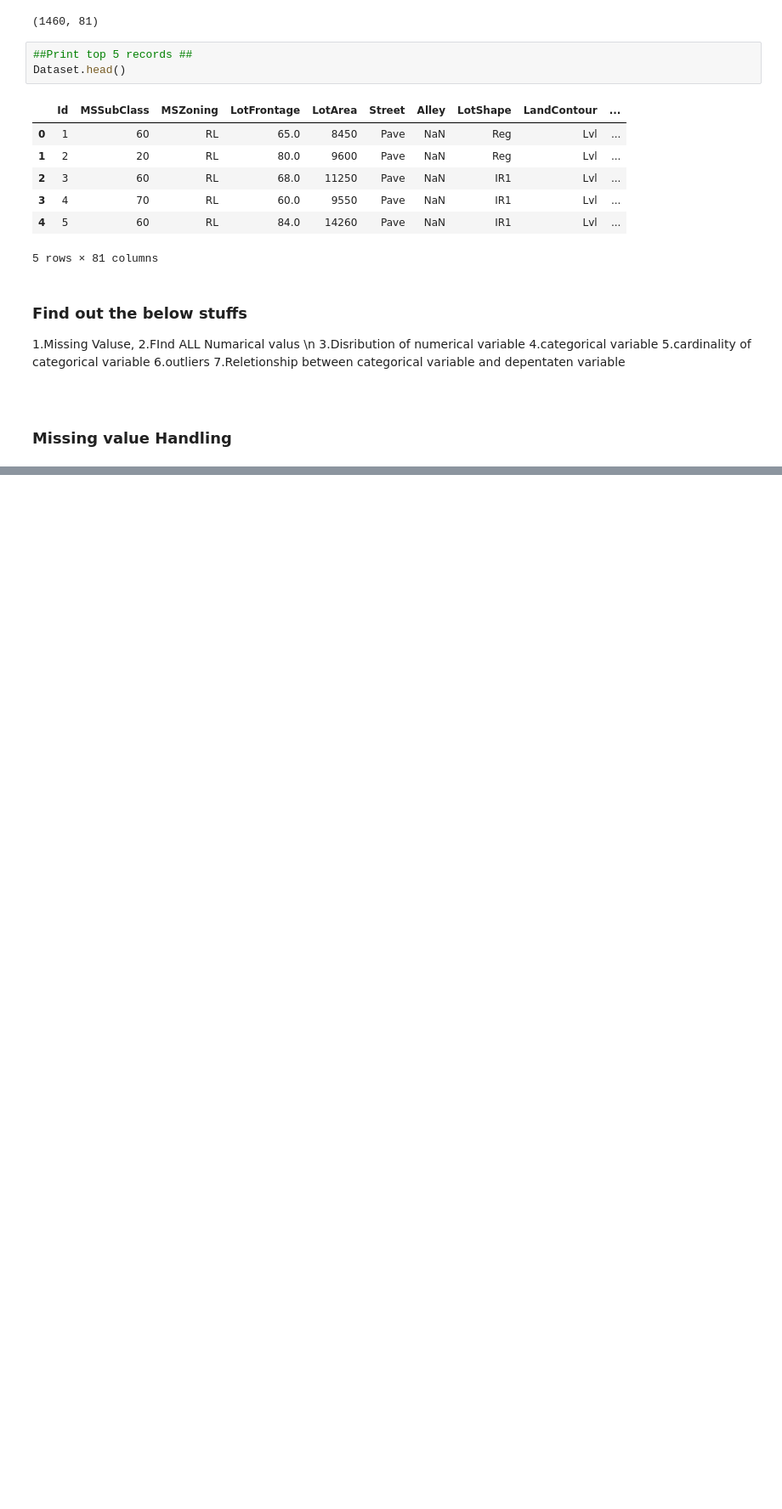
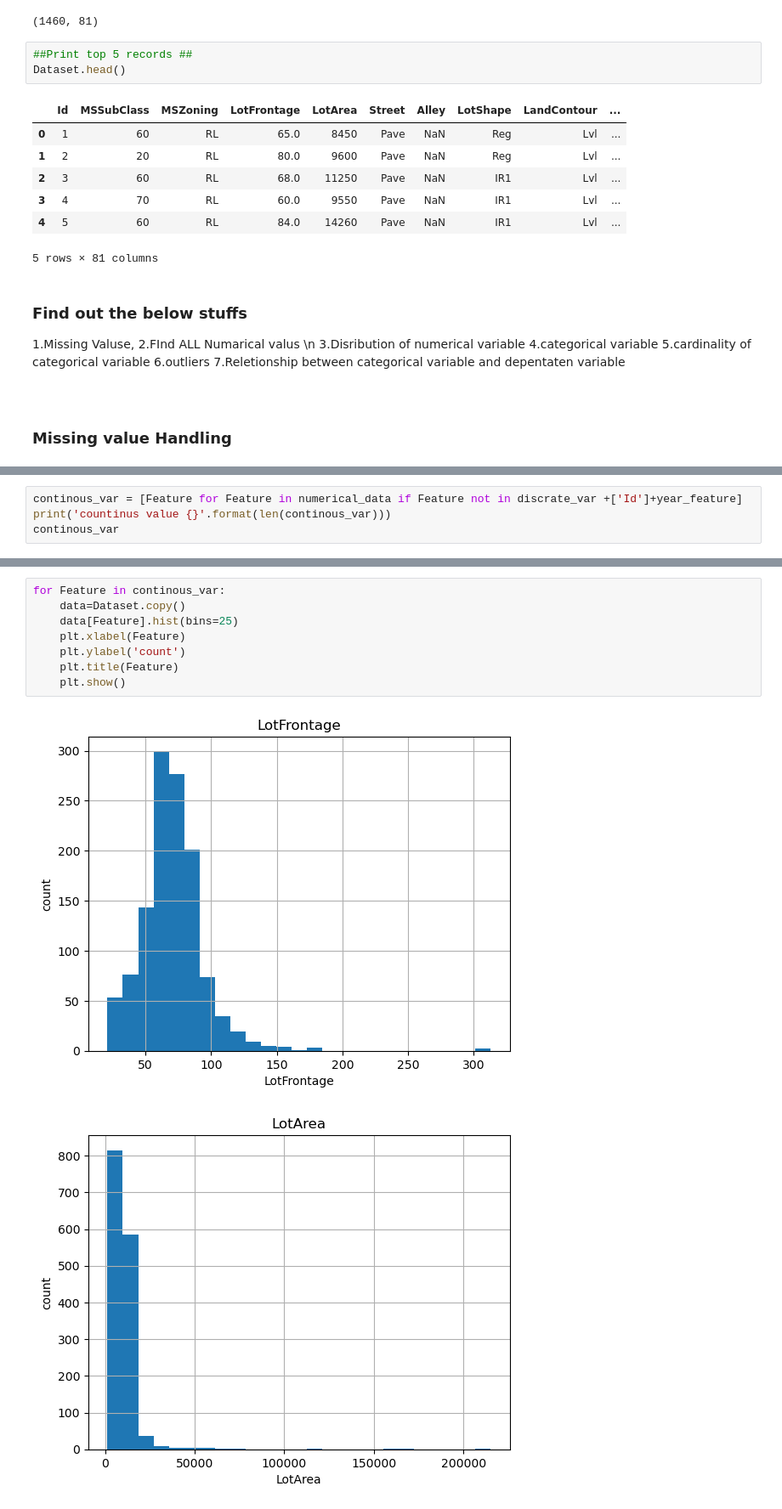
Before and after one commit to shameem11/House_price_prediction, a Jupyter notebook: House_price_prediction_feature.ipynb, the cells around one changed output, grey strips where cells are left out. Shown at 85% size. Drawn from its saved outputs; the diff is of its cells as text; blank space fills up the shorter version.

```diff
--- a/House_price_prediction_feature.ipynb
+++ b/House_price_prediction_feature.ipynb
@@ -78,0 +194,4 @@ MiscFeature 0.963 %missig value percentage
+# %%
+continous_var = [Feature for Feature in numerical_data if Feature not in discrate_var +['Id']+year_feature]
+print('countinus value {}'.format(len(continous_var)))
+continous_var
@@ -78,0 +216,11 @@ MiscFeature 0.963 %missig value percentage
+# %%
+for Feature in continous_var:
+    data=Dataset.copy()
+    data[Feature].hist(bins=25)
+    plt.xlabel(Feature)
+    plt.ylabel('count')
+    plt.title(Feature)
+    plt.show()
+# %% [output]
+[figure, added]
+[figure, added]
```
Also changed, not shown: parts of 22 cells of this notebook.
